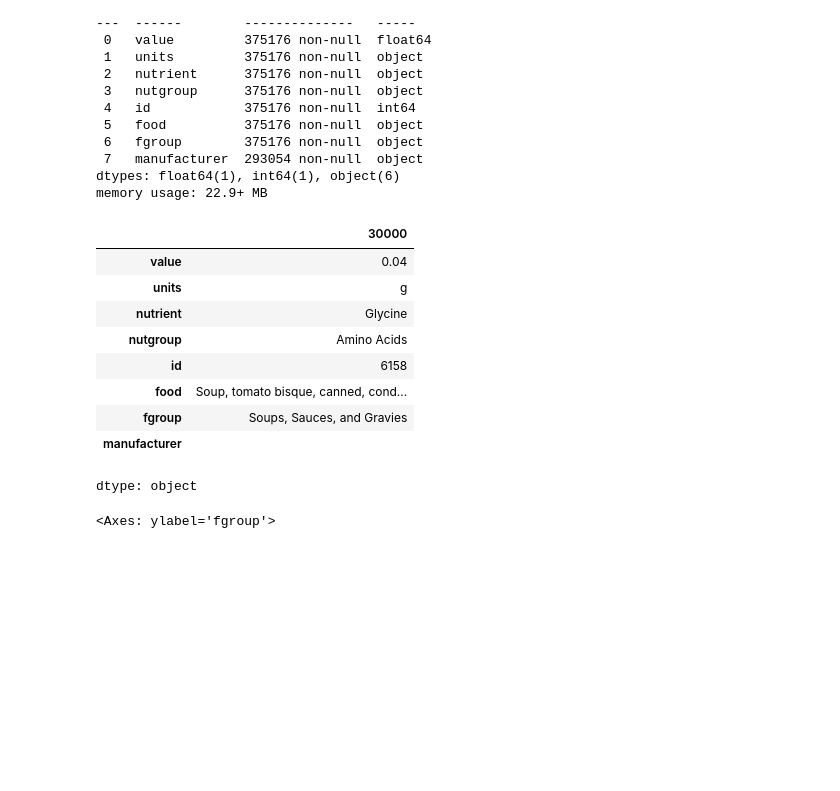
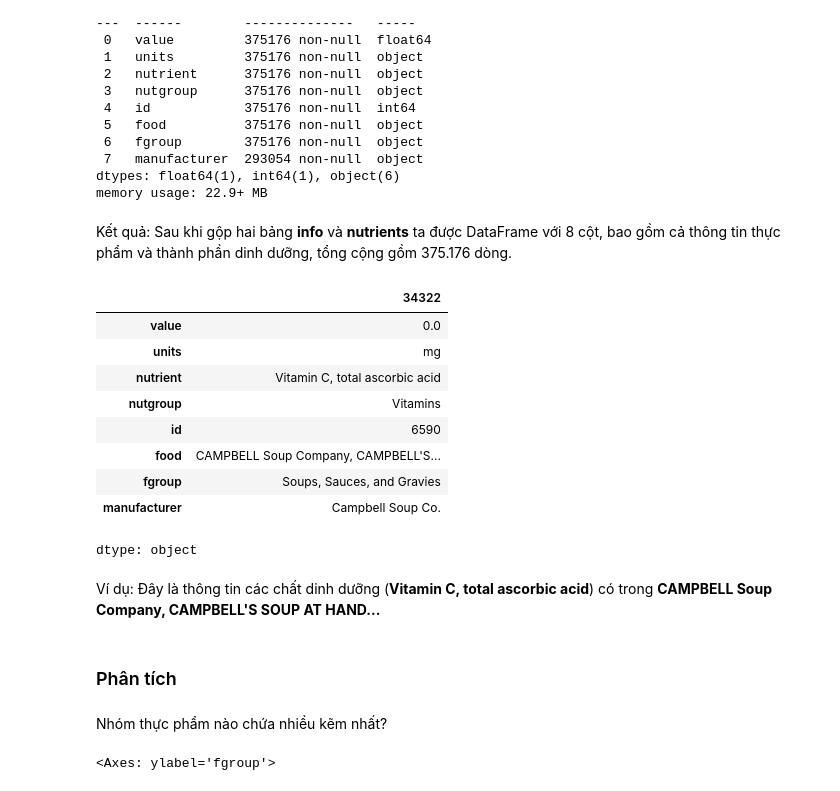
Before and after one commit to chien2734/sgu_data_analyst, a Jupyter notebook: Lab2_DataAnalytics/DataAnalystExample.ipynb, the cells around one changed output. Saved outputs shown, nothing was run; the diff lists cells and outputs as text; code cells hidden in the pictures; blank space fills up the shorter version.

Commit message:
Được tạo bằng Colab

```diff
--- a/Lab2_DataAnalytics/DataAnalystExample.ipynb
+++ b/Lab2_DataAnalytics/DataAnalystExample.ipynb
@@ -192,19 +277,27 @@ Data columns (total 8 columns):
  7   manufacturer  293054 non-null  object
 dtypes: float64(1), int64(1), object(6)
 memory usage: 22.9+ MB
+# %% [markdown]
+Kết quả: Sau khi gộp hai bảng **info** và **nutrients** ta được DataFrame với 8 cột, bao gồm cả thông tin thực phẩm và thành phần dinh dưỡng, tổng cộng gồm 375.176 dòng.
 # %%
-ndata.iloc[30000]
+ndata.iloc[34322]
 # %% [output]
-|  | 30000 |
-| value | 0.04 |
-| units | g |
-| nutrient | Glycine |
-| nutgroup | Amino Acids |
-| id | 6158 |
-| food | Soup, tomato bisque, canned, cond... |
+|  | 34322 |
+| value | 0.0 |
+| units | mg |
+| nutrient | Vitamin C, total ascorbic acid |
+| nutgroup | Vitamins |
+| id | 6590 |
+| food | CAMPBELL Soup Company, CAMPBELL'S... |
 | fgroup | Soups, Sauces, and Gravies |
-| manufacturer |  |
+| manufacturer | Campbell Soup Co. |
 dtype: object
+# %% [markdown]
+Ví dụ: Đây là thông tin các chất dinh dưỡng (**Vitamin C, total ascorbic acid**) có trong **CAMPBELL Soup Company, CAMPBELL'S SOUP AT HAND...**
+# %% [markdown]
+### Phân tích
+# %% [markdown]
+Nhóm thực phẩm nào chứa nhiều kẽm nhất?
 # %%
 result = ndata.groupby(["nutrient", "fgroup"])["value"].quantile(0.5)
 result["Zinc, Zn"].sort_values().plot(kind="barh")
```
Also changed, not shown: parts of 93 cells of this notebook.
